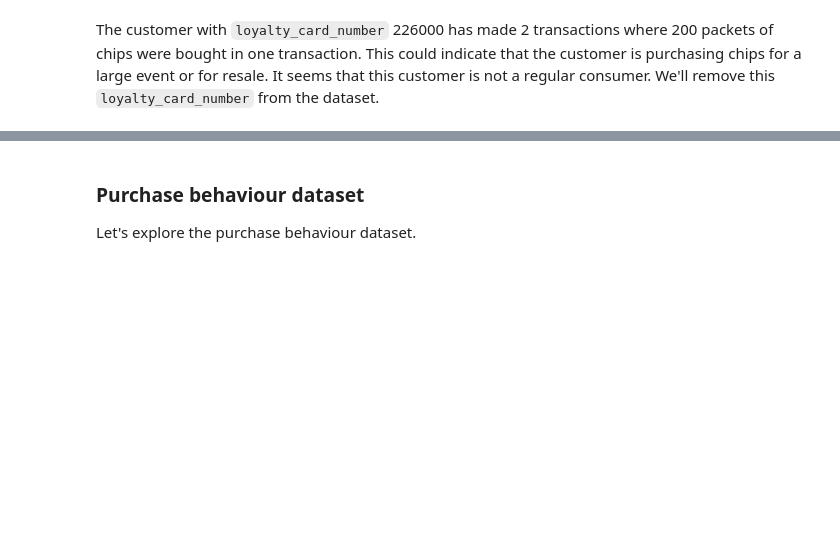
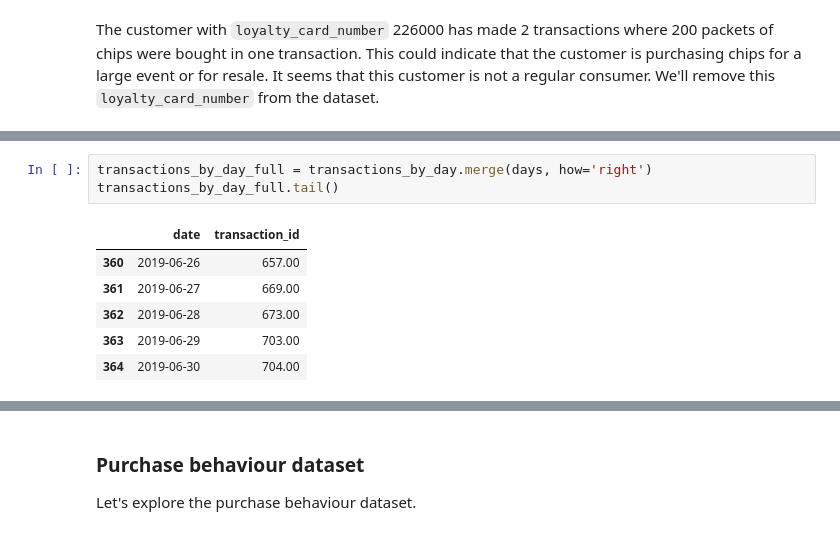
Before and after one commit to 7086600/quantium_project, a Jupyter notebook: quantium.ipynb, the cells around one changed output, grey strips where cells are left out. Cells and saved outputs as stored; diff of their text form; blank space fills up the shorter version.

```diff
--- a/quantium.ipynb
+++ b/quantium.ipynb
@@ -394,0 +413,10 @@ plt.show()
+# %%
+transactions_by_day_full = transactions_by_day.merge(days, how='right')
+transactions_by_day_full.tail()
+# %% [output]
+|  | date | transaction_id |
+| 360 | 2019-06-26 | 657.00 |
+| 361 | 2019-06-27 | 669.00 |
+| 362 | 2019-06-28 | 673.00 |
+| 363 | 2019-06-29 | 703.00 |
+| 364 | 2019-06-30 | 704.00 |
```
Also changed, not shown: parts of 13 cells of this notebook.
